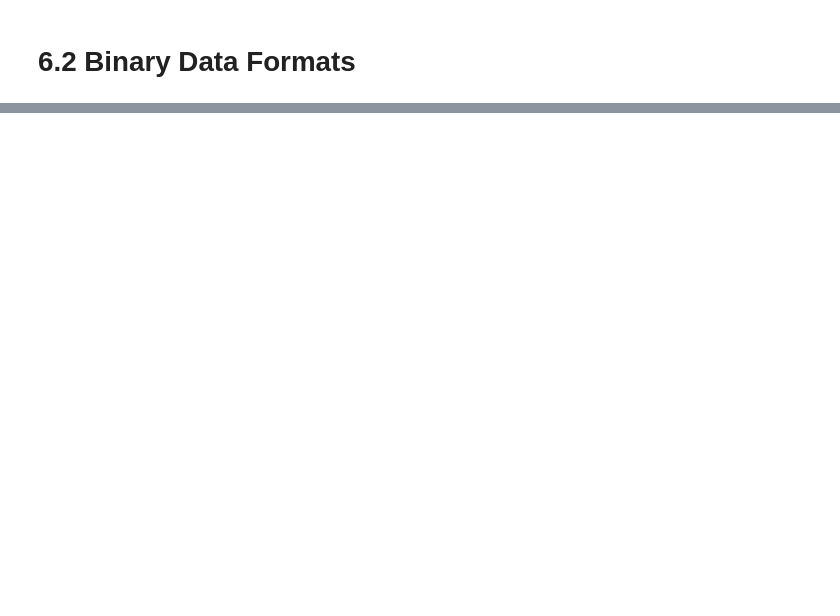
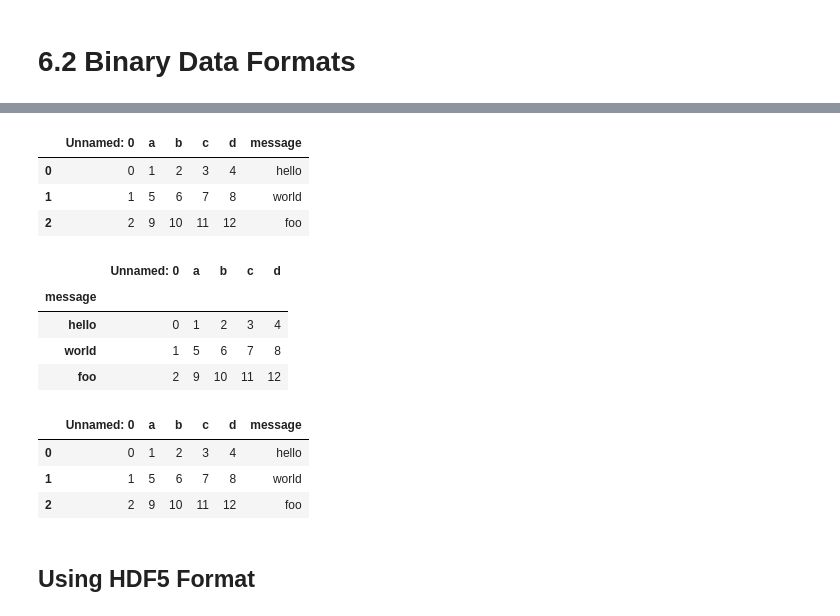
Before and after one commit to d0m999/python-basics-for-quant-trading, a Jupyter notebook: 6-data-loading-storage-file-formats.ipynb, the cells around one changed output, grey strips where cells are left out. Cells and saved outputs as stored; diff of their text form; code cells hidden in the pictures; blank space fills up the shorter version.

```diff
--- a/6-data-loading-storage-file-formats.ipynb
+++ b/6-data-loading-storage-file-formats.ipynb
@@ -688,0 +728,23 @@ perf2.head()
+# %%
+xlsx.parse(sheet_name='Sheet1')
+# %% [output]
+|  | Unnamed: 0 | a | b | c | d | message |
+| 0 | 0 | 1 | 2 | 3 | 4 | hello |
+| 1 | 1 | 5 | 6 | 7 | 8 | world |
+| 2 | 2 | 9 | 10 | 11 | 12 | foo |
+# %%
+xlsx.parse(sheet_name='Sheet1', index_col=-1) # index_col=-1 表示将倒数第一列作为行索引
+# %% [output]
+|  | Unnamed: 0 | a | b | c | d |
+| message |  |  |  |  |  |
+| hello | 0 | 1 | 2 | 3 | 4 |
+| world | 1 | 5 | 6 | 7 | 8 |
+| foo | 2 | 9 | 10 | 11 | 12 |
+# %%
+frame = pd.read_excel('pydata-book-3rd-edition/examples/ex1.xlsx', sheet_name='Sheet1')
+frame
+# %% [output]
+|  | Unnamed: 0 | a | b | c | d | message |
+| 0 | 0 | 1 | 2 | 3 | 4 | hello |
+| 1 | 1 | 5 | 6 | 7 | 8 | world |
+| 2 | 2 | 9 | 10 | 11 | 12 | foo |
@@ -688,0 +755,2 @@ perf2.head()
+# %% [markdown]
+## Using HDF5 Format
```
Also changed, not shown: parts of 10 cells of this notebook, 3 other files.
